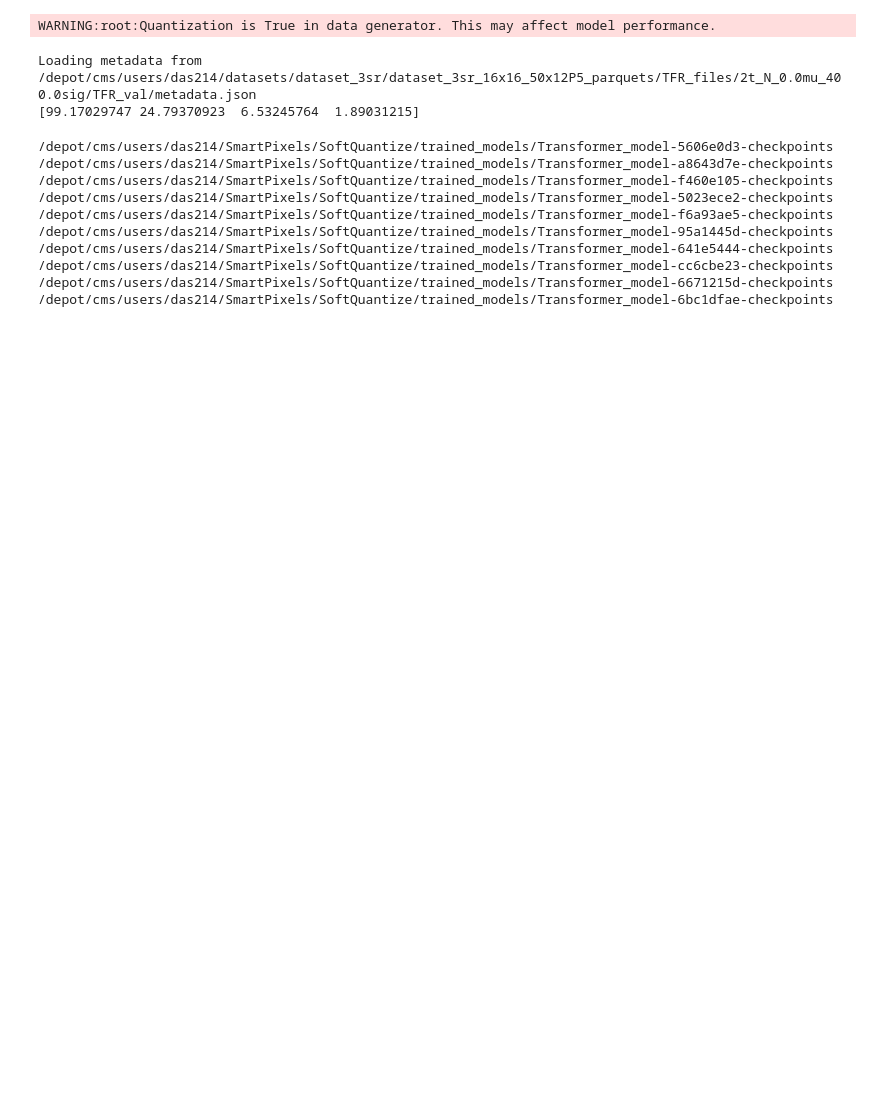
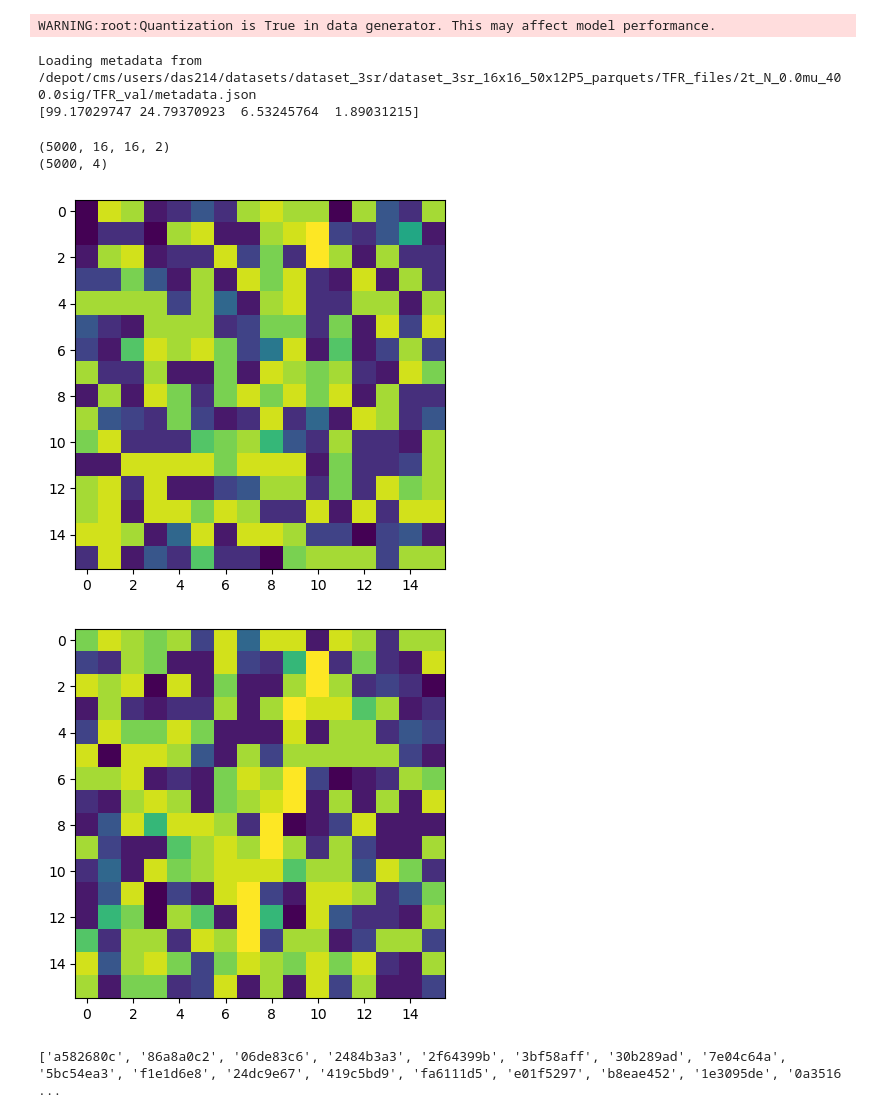
Before and after one commit to guptaharshul24/smart-pixels-ml, a Jupyter notebook: from_wgt_TF_stats.ipynb, the cells around one changed output. Drawn from its saved outputs; the diff is of its cells as text; code cells hidden in the pictures; blank space fills up the shorter version.

Commit message:
Added nice plots

```diff
--- a/from_wgt_TF_stats.ipynb
+++ b/from_wgt_TF_stats.ipynb
@@ -219,6 +221,22 @@ print(labels_scale)
 WARNING:root:Quantization is True in data generator. This may affect model performance.
 Loading metadata from /depot/cms/users/das214/datasets/dataset_3sr/dataset_3sr_16x16_50x12P5_parquets/TFR_files/2t_N_0.0mu_400.0sig/TFR_val/metadata.json
 [99.17029747 24.79370923  6.53245764  1.89031215]
+# %%
+X_batch, Y_batch = test_generator[0]
+print(X_batch.shape)
+print(Y_batch.shape)
+# %% [output]
+(5000, 16, 16, 2)
+(5000, 4)
+# %%
+idx = 1
+plt.imshow(X_batch[idx,:,:,0])
+plt.show()
+plt.imshow(X_batch[idx,:,:,1])
+plt.show()
+# %% [output]
+[figure, added]
+[figure, added]
 # %%
 # 258K    Transformer_model-6bc1dfae-checkpoints
 # 11M     Transformer_model-f460e105-checkpoints
@@ -230,24 +248,5 @@ Loading metadata from /depot/cms/users/das214/datasets/dataset_3sr/dataset_3sr_1
 # 3.5G    Transformer_model-a8643d7e-checkpoints
 # 3.5G    Transformer_model-f6a93ae5-checkpoints
 # [das214@purdue-af-46 trained_models]$
-# %%
-import glob
-
-models_base_dir = "/depot/cms/users/das214/SmartPixels/SoftQuantize/trained_models"
-paths = glob.glob(f"{models_base_dir}/Transformer_model-*-checkpoints")
-
-for p in paths:
-    print(p)
-# %% [output]
-/depot/cms/users/das214/SmartPixels/SoftQuantize/trained_models/Transformer_model-5606e0d3-checkpoints
-/depot/cms/users/das214/SmartPixels/SoftQuantize/trained_models/Transformer_model-a8643d7e-checkpoints
-/depot/cms/users/das214/SmartPixels/SoftQuantize/trained_models/Transformer_model-f460e105-checkpoints
-/depot/cms/users/das214/SmartPixels/SoftQuantize/trained_models/Transformer_model-5023ece2-checkpoints
-/depot/cms/users/das214/SmartPixels/SoftQuantize/trained_models/Transformer_model-f6a93ae5-checkpoints
-/depot/cms/users/das214/SmartPixels/SoftQuantize/trained_models/Transformer_model-95a1445d-checkpoints
-/depot/cms/users/das214/SmartPixels/SoftQuantize/trained_models/Transformer_model-641e5444-checkpoints
-/depot/cms/users/das214/SmartPixels/SoftQuantize/trained_models/Transformer_model-cc6cbe23-checkpoints
-/depot/cms/users/das214/SmartPixels/SoftQuantize/trained_models/Transformer_model-6671215d-checkpoints
-/depot/cms/users/das214/SmartPixels/SoftQuantize/trained_models/Transformer_model-6bc1dfae-checkpoints
 # %%
 # fingerprint_list = ["5023ece2", "f6a93ae5", "a8643d7e", "641e5444", "5606e0d3"]
@@ -255 +256,12 @@ fingerprint_list = ["cc6cbe23"]
+# %%
+dirs = glob.glob(os.path.join(models_base_dir, "Transformer_model-*-checkpoints"))
+fingerprint_list = []
+for d in dirs:
+    m = re.search(r"Transformer_model-([a-f0-9]+)-checkpoints$", os.path.basename(d))
+    if m:
+        fingerprint_list.append(m.group(1))
+
+print(fingerprint_list)
+# %% [output]
+['a582680c', '86a8a0c2', '06de83c6', '2484b3a3', '2f64399b', '3bf58aff', '30b289ad', '7e04c64a', '5bc54ea3', 'f1e1d6e8', '24dc9e67', '419c5bd9', 'fa6111d5', 'e01f5297', 'b8eae452', '1e3095de', '0a3516 ...
 # %%
```
Also changed, not shown: parts of 26 cells of this notebook, 3 other files.
